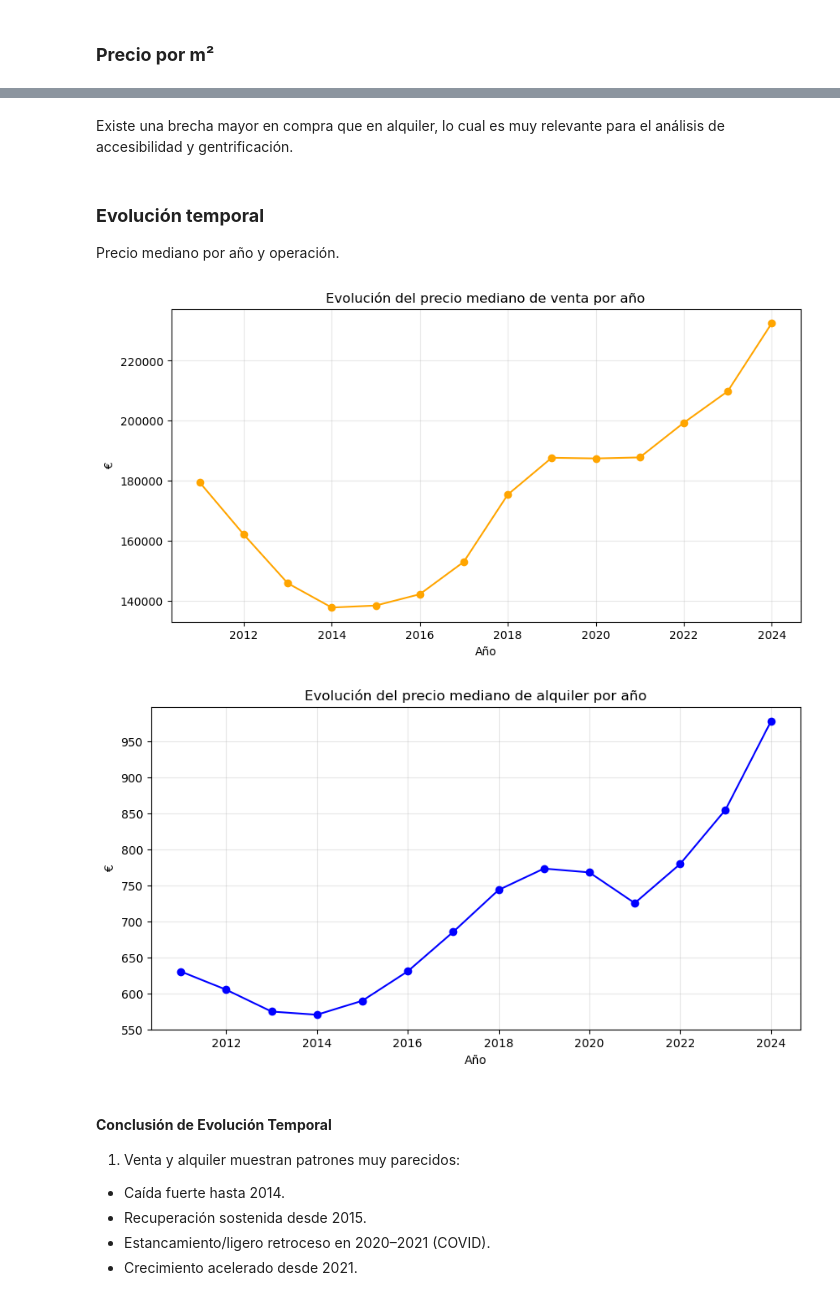
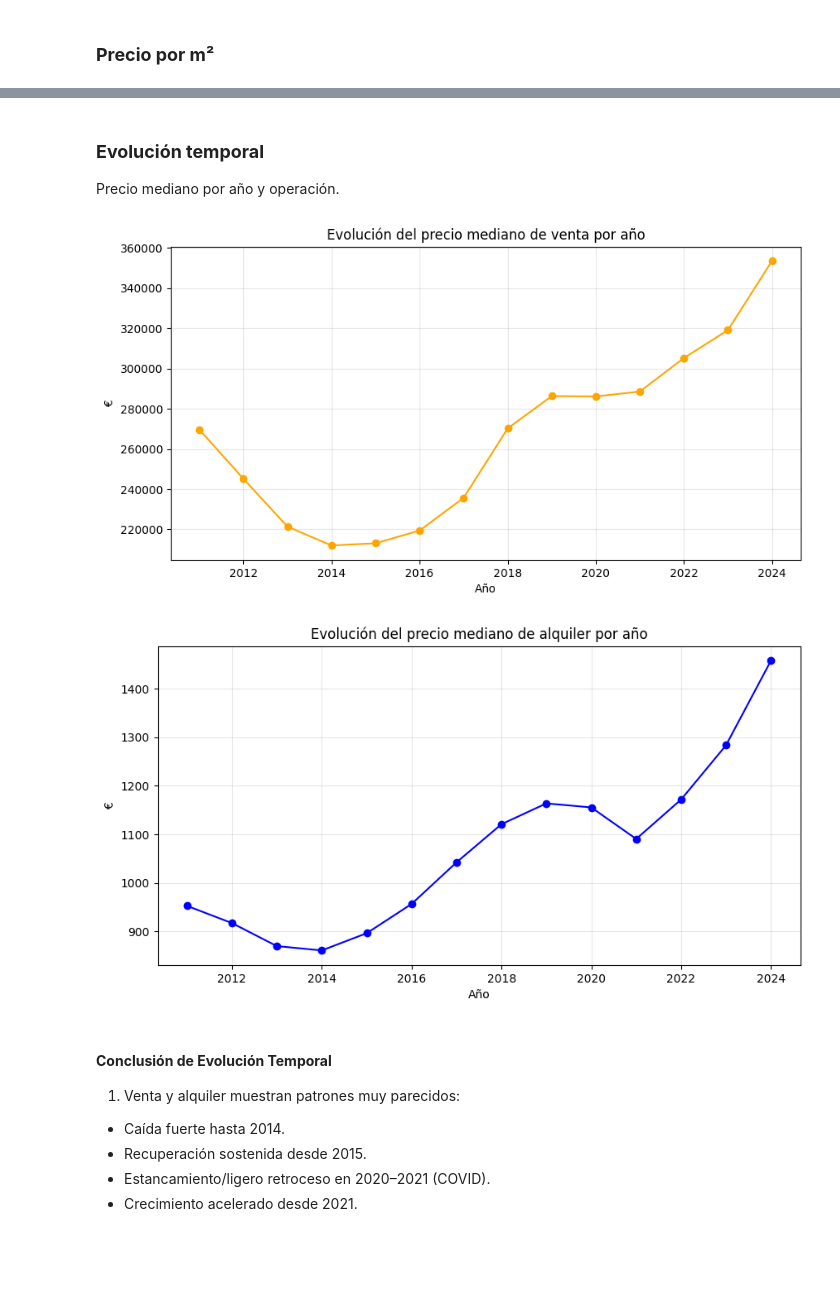
Before and after one commit to JorgeGM8/TFM_Data_Science, a Jupyter notebook: notebooks/EDA_viviendas_2011_2024.ipynb, the cells around one changed output, grey strips where cells are left out. Saved outputs shown, nothing was run; the diff lists cells and outputs as text; code cells hidden in the pictures; blank space fills up the shorter version.

```diff
--- a/notebooks/EDA_viviendas_2011_2024.ipynb
+++ b/notebooks/EDA_viviendas_2011_2024.ipynb
@@ -238,23 +223,0 @@ Total outliers alquiler (flag=1): 1612
-# %%
-# Filtrar solo venta
-venta = df[df["Operacion"]=="venta"]["Precio_ajustado"]
-
-# 1) Percentiles P1 y P99
-p1 = venta.quantile(0.01)
-p99 = venta.quantile(0.99)
-
-print(f"Rango para capado (P1–P99): {p1:.2f} - {p99:.2f}")
-
-# 2) Columna capada
-df.loc[df["Operacion"]=="venta", "Precio_ajustado_cap"] = \
-    df.loc[df["Operacion"]=="venta", "Precio_ajustado"].clip(lower=p1, upper=p99)
-
-# 3) Flag de outlier
-df["Precio_venta_outlier"] = 0
-df.loc[(df["Operacion"]=="venta") &
-       ((df["Precio_ajustado"] < p1) | (df["Precio_ajustado"] > p99)),
-       "Precio_venta_outlier"] = 1
-
-# 4) Verificación
-print("Total outliers venta (flag=1):", df["Precio_venta_outlier"].sum())
-print(df[df["Operacion"]=="venta"][["Precio_ajustado","Precio_ajustado_cap","Precio_venta_outlier"]].head(10))
@@ -300,16 +273,0 @@ dtype: int64
-# %%
-# Crear bandera de nulos antes de imputar
-df["Planta_na"] = df["Planta"].isna().astype(int)
-
-# Calcular la mediana de Planta por distrito
-medianas = df.groupby("Distrito")["Planta"].transform("median")
-
-# Imputar nulos en la misma columna Planta
-df["Planta"] = df["Planta"].fillna(medianas)
-
-# Convertir a entero (ya no debería haber decimales)
-df["Planta"] = df["Planta"].round().astype(int)
-
-# Verificación
-print("Nulos en Planta:", df["Planta"].isna().sum())
-print(df[["Planta", "Planta_na"]].head(15))
@@ -570,7 +481,7 @@ Insights importantes
 ### **Precio por m²**
 # %%
 # Calcular Precio por m²
-df["Precio_m2"] = df["Precio_ajustado_cap"] / df["Tamano"]
+df["Precio_m2"] = df["Precio_ajustado"] / df["Tamano"]
 
 # Agrupar por Distrito y Operación
 ranking_m2_op = (
@@ -638,35 +513,31 @@ Reflejan la oferta más asequible.
-# %% [markdown]
-Existe una brecha mayor en compra que en alquiler, lo cual es muy relevante para el análisis de accesibilidad y gentrificación.
 # %% [markdown]
 ### **Evolución temporal**
 
 Precio mediano por año y operación.
 # %%
-import matplotlib.pyplot as plt
-
 # Datos agregados
-evolucion = df.groupby(["Ano","Operacion"])["Precio_ajustado_cap"].median().unstack()
+evolucion = df.groupby(["Ano","Operacion"])["Precio_ajustado"].median().unstack()
 
 # Gráfico de evolución para venta
 plt.figure(figsize=(10,5))
 plt.plot(evolucion.index, evolucion["venta"], marker="o", color="orange")
 plt.title("Evolución del precio mediano de venta por año")
 plt.ylabel("€")
 plt.xlabel("Año")
 plt.grid(True, alpha=0.3)
 plt.show()
 
 # Gráfico de evolución para alquiler
 plt.figure(figsize=(10,5))
 plt.plot(evolucion.index, evolucion["alquiler"], marker="o", color="blue")
 plt.title("Evolución del precio mediano de alquiler por año")
 plt.ylabel("€")
 plt.xlabel("Año")
 plt.grid(True, alpha=0.3)
 plt.show()
 # %% [output]
-[figure, old version]
+[figure, new version]
-[figure, old version]
+[figure, new version]
 # %% [markdown]
 #### **Conclusión de Evolución Temporal**
 
```
Also changed, not shown: parts of 40 cells of this notebook, 4 other files.
